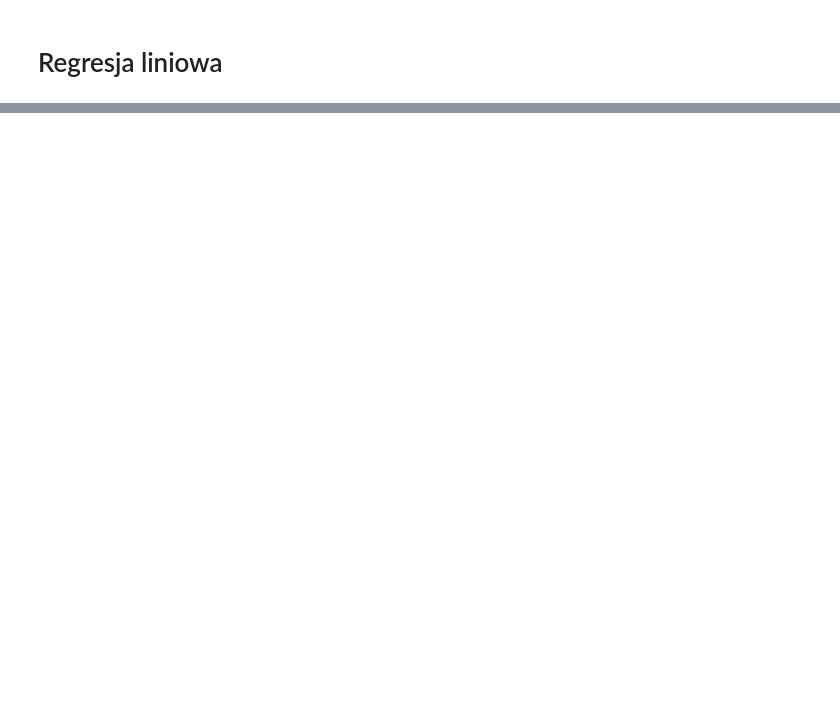
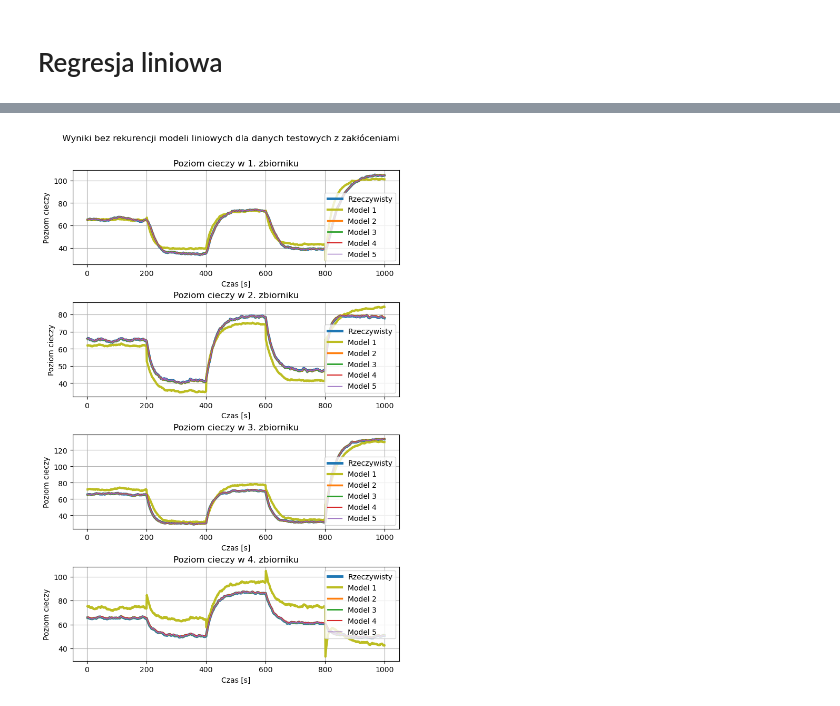
Before and after one commit to zgoreck4/cyberattacks-detection, a Jupyter notebook: model/notebooks/liniear_regression.ipynb, the cells around one changed output, grey strips where cells are left out. Cells and saved outputs as stored; diff of their text form; code cells hidden in the pictures; blank space fills up the shorter version.

```diff
--- a/model/notebooks/liniear_regression.ipynb
+++ b/model/notebooks/liniear_regression.ipynb
@@ -207,0 +352,4 @@ plot_model_result_all_tanks(df_test, model_type, dataset_name, "testowych")
+# %%
+plot_model_result_all_tanks(df_test, dataset_name, "testowych", pred_mode)
+# %% [output]
+[figure, added]
```
Also changed, not shown: parts of 45 cells of this notebook.
